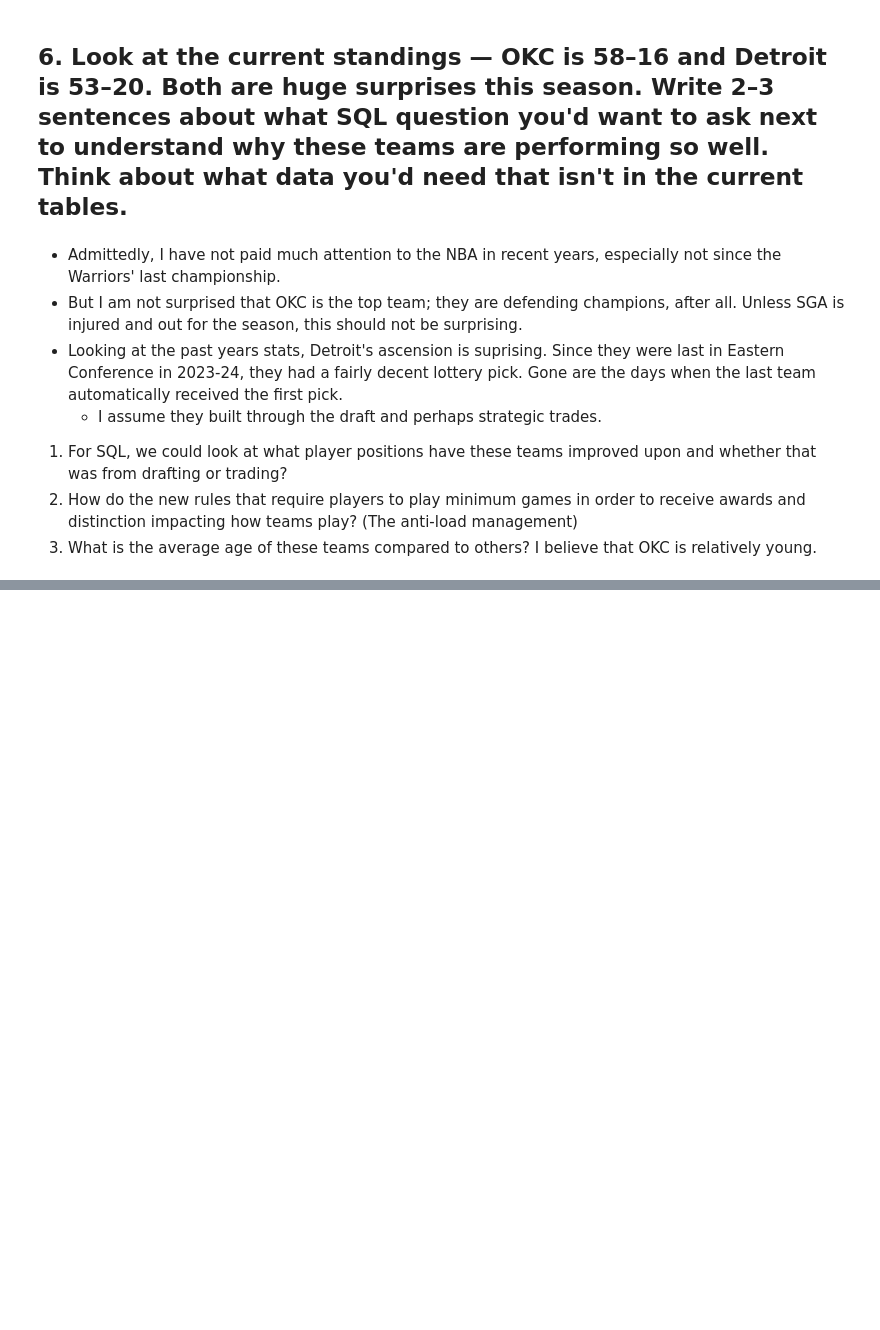
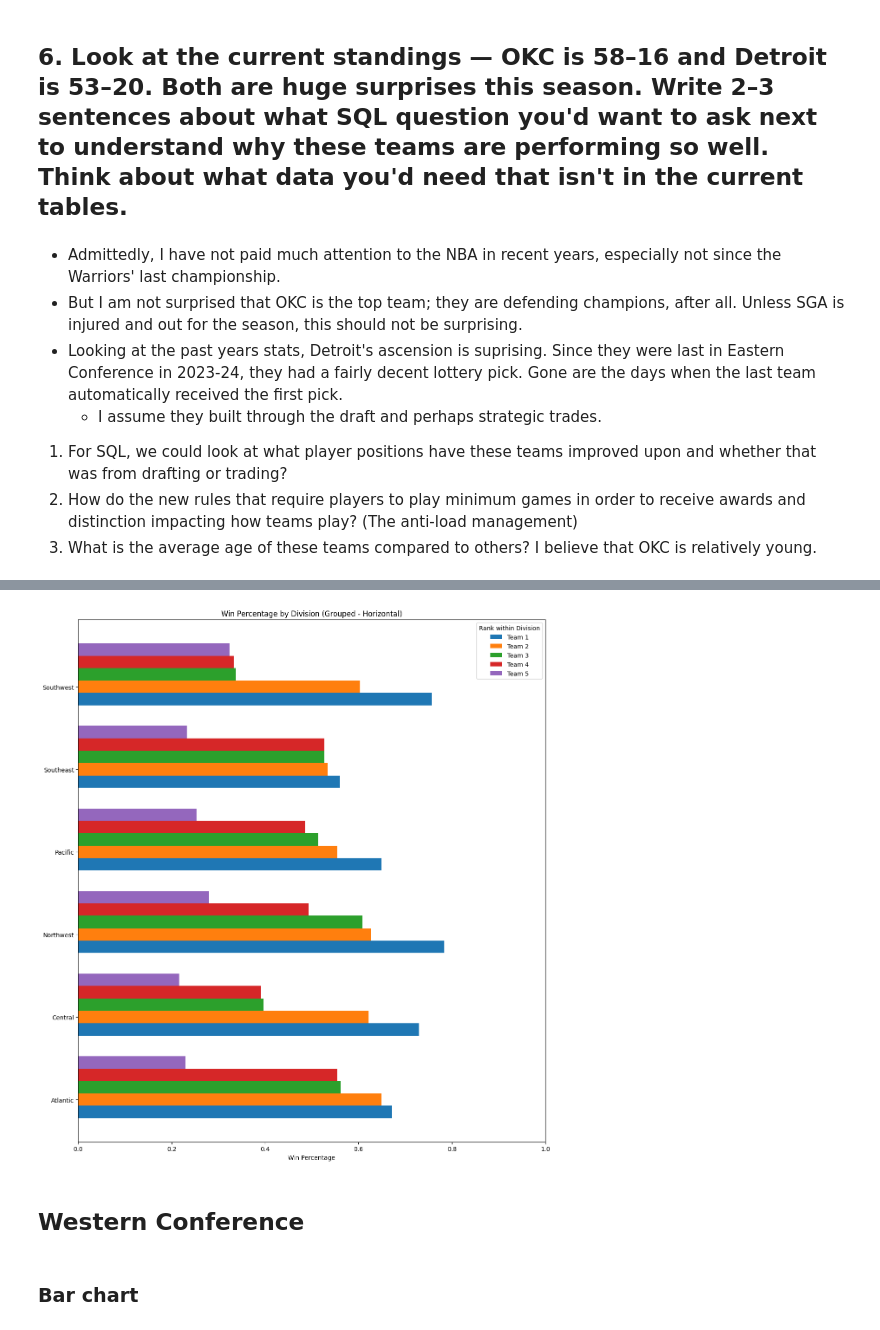
Before and after one commit to 550tealeaves/DATA-70500-working-with-data, a Jupyter notebook: NBA_Season_Analyzer.ipynb, the cells around one changed output, grey strips where cells are left out. Cells and saved outputs as stored; diff of their text form; code cells hidden in the pictures; blank space fills up the shorter version.

```diff
--- a/NBA_Season_Analyzer.ipynb
+++ b/NBA_Season_Analyzer.ipynb
@@ -367,0 +483,44 @@ sorted_df
+# %%
+# Horizontal
+# Sort within each division (best teams first)
+df_standings = df_standings.sort_values(['Division', 'WinPCT'], ascending=[True, False])
+
+divisions = df_standings['Division'].unique()
+teams_per_div = df_standings.groupby('Division').size().max()
+
+bar_height = 0.15
+y = np.arange(len(divisions))
+
+fig, ax = plt.subplots(figsize=(12, 13))
+
+for i in range(teams_per_div):
+    values = []
+
+    for div in divisions:
+        group = df_standings[df_standings['Division'] == div]
+
+        if i < len(group):
+            values.append(group.iloc[i]['WinPCT'])
+        else:
+            values.append(0)
+
+    ax.barh(y + i * bar_height, values, height=bar_height, label=f'Team {i+1}')
+
+# Labels & formatting
+ax.set_yticks(y + bar_height)
+ax.set_yticklabels(divisions)
+
+ax.set_xlabel('Win Percentage')
+ax.set_title('Win Percentage by Division (Grouped - Horizontal)')
+ax.set_xlim(0, 1)
+
+ax.legend(title='Rank within Division')
+
+plt.tight_layout()
+plt.show()
+# %% [output]
+[figure, added]
+# %% [markdown]
+## Western Conference
+# %% [markdown]
+### Bar chart
```
Also changed, not shown: parts of 14 cells of this notebook.
